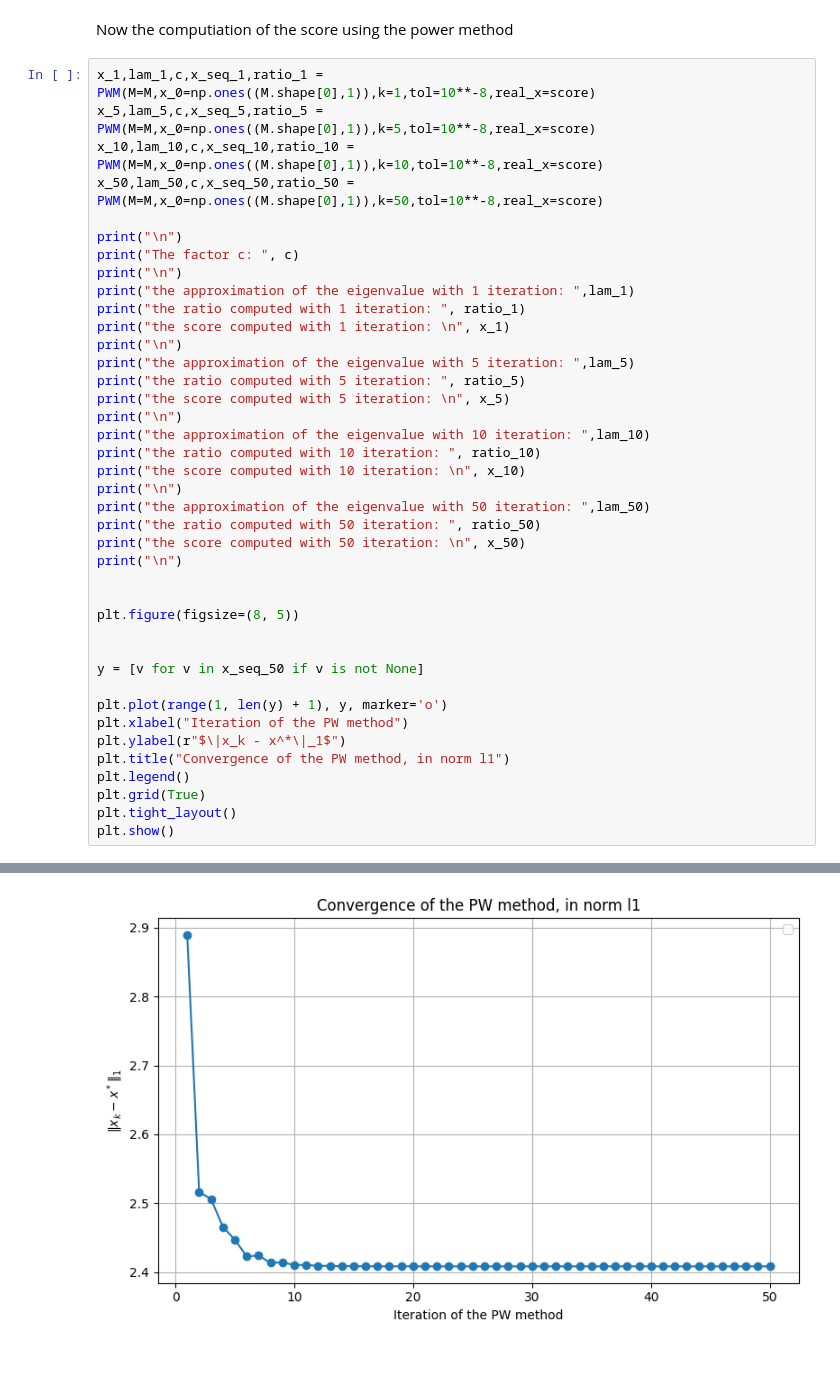
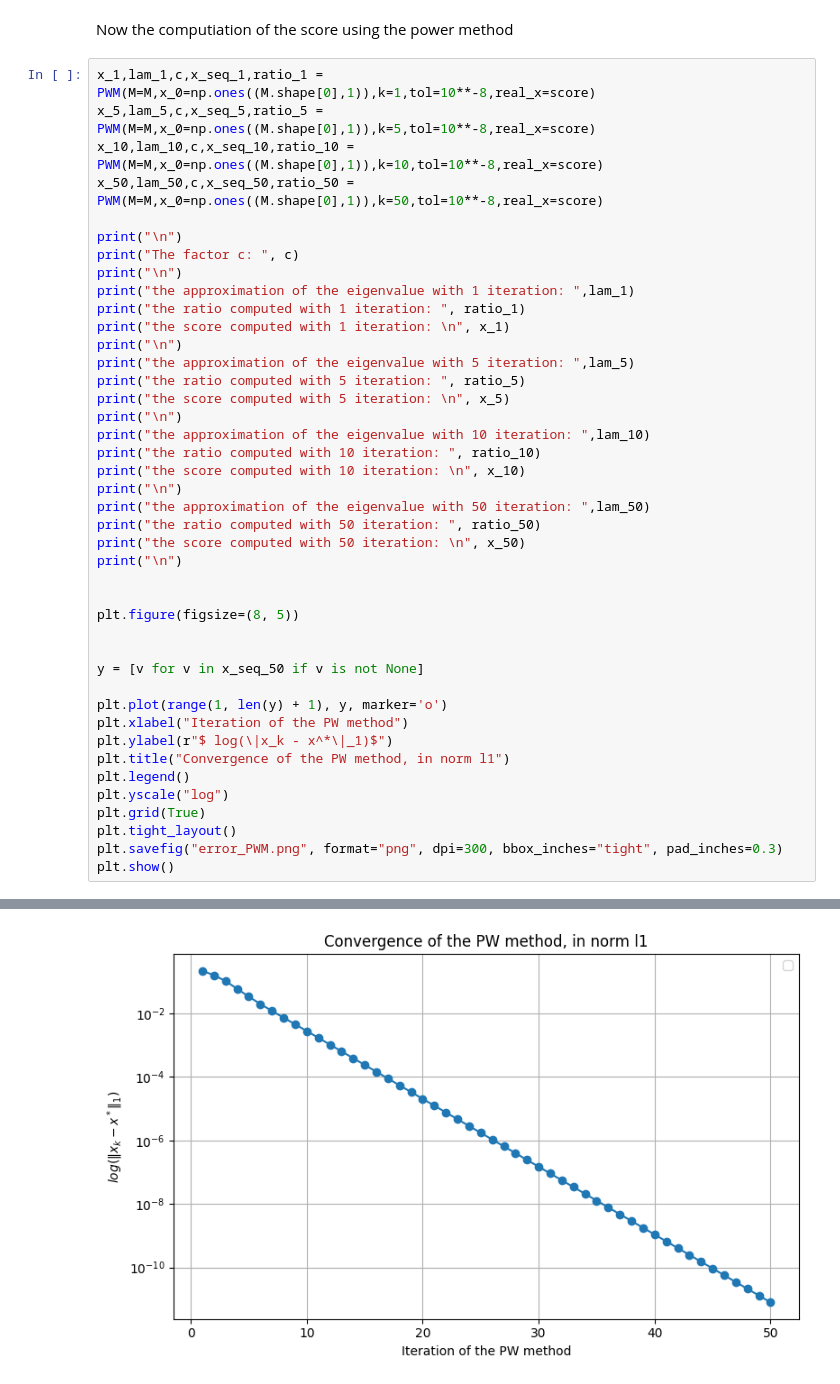
Before and after one commit to RBello02/Homeworks-of-Cmputational-Linear-Algebra-for-Large-Scale-Problems, a Jupyter notebook: 1/paper_exercises.ipynb, the cells around one changed output, grey strips where cells are left out. Drawn from its saved outputs; the diff is of its cells as text.

```diff
--- a/1/paper_exercises.ipynb
+++ b/1/paper_exercises.ipynb
@@ -444,11 +444,13 @@ y = [v for v in x_seq_50 if v is not None]
 
 plt.plot(range(1, len(y) + 1), y, marker='o')
 plt.xlabel("Iteration of the PW method")
-plt.ylabel(r"$\|x_k - x^*\|_1$")
+plt.ylabel(r"$ log(\|x_k - x^*\|_1)$")
 plt.title("Convergence of the PW method, in norm l1")
 plt.legend()
+plt.yscale("log")
 plt.grid(True)
 plt.tight_layout()
+plt.savefig("error_PWM.png", format="png", dpi=300, bbox_inches="tight", pad_inches=0.3)
 plt.show()
 # %% [output]
 The factor c:  0.94
@@ -459,13 +461,13 @@ the ratio computed with 1 iteration:  0.1444826166493673
 the score computed with 1 iteration:
  [[0.2       ]
  [0.08666667]
  [0.42666667]
  [0.17166667]
  [0.115     ]]
 
 ... (25 lines left out)
  [0.09718983]
  [0.34889409]
  [0.13849551]
  [0.17827999]]
-[figure, old version]
+[figure, new version]
```
Also changed, not shown: parts of 1 cell of this notebook, 3 other files.
